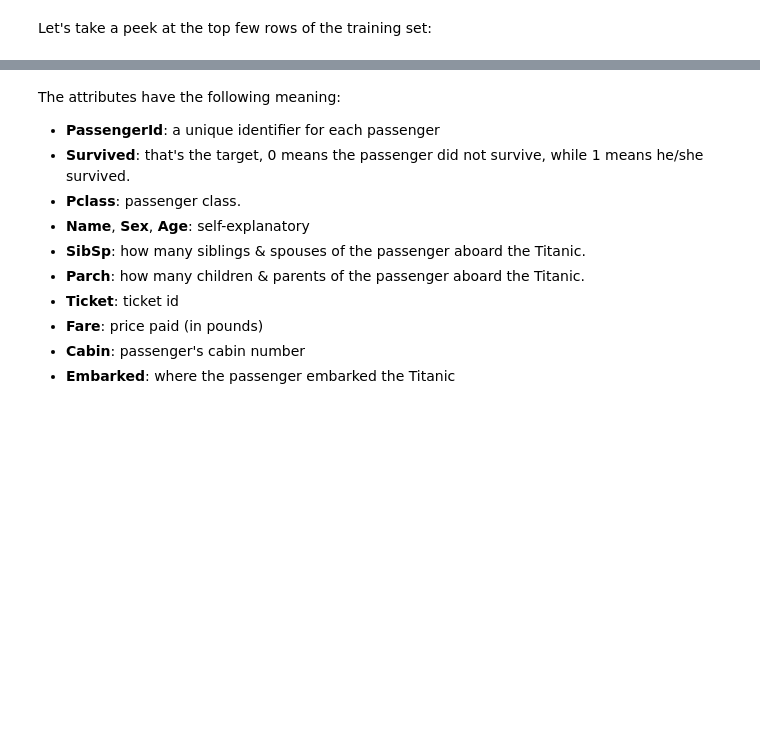
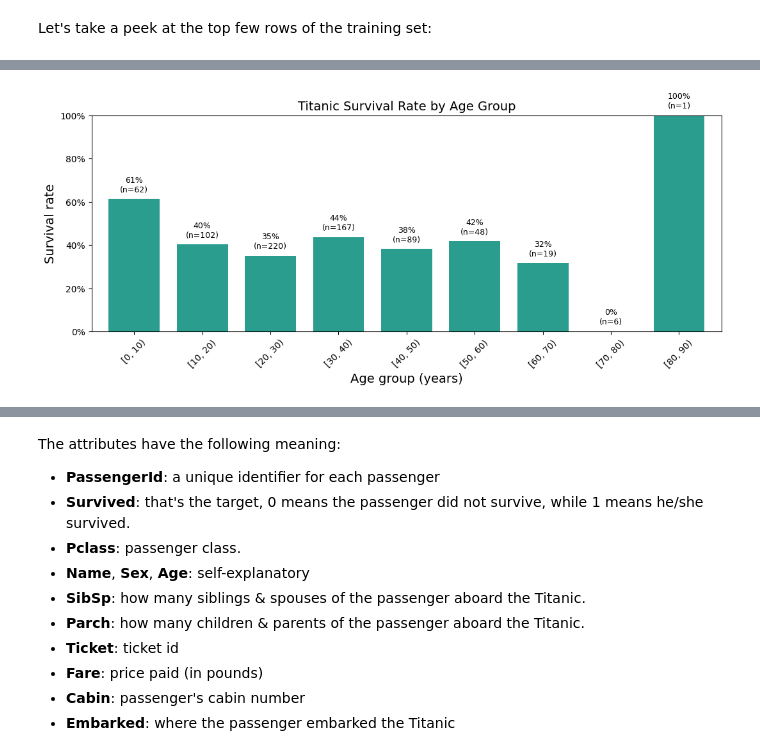
Before and after one commit to ageron/handson-mlp, a Jupyter notebook: 03_classification.ipynb, the cells around one changed output, grey strips where cells are left out. Drawn from its saved outputs; the diff is of its cells as text; code cells hidden in the pictures; blank space fills up the shorter version.

```diff
--- a/03_classification.ipynb
+++ b/03_classification.ipynb
@@ -859,3 +943,50 @@ train_data.head()
 | 2 | 3 | 1 | 3 | Heikkinen, Miss. Laina | female | 26.0 | 0 | 0 | STON/O2. 3101282 | 7.9250 | ... |
 | 3 | 4 | 1 | 1 | Futrelle, Mrs. Jacques Heath (Lil... | female | 35.0 | 1 | 0 | 113803 | 53.1000 | ... |
 | 4 | 5 | 0 | 3 | Allen, Mr. William Henry | male | 35.0 | 0 | 0 | 373450 | 8.0500 | ... |
+# %%
+from matplotlib.ticker import PercentFormatter
+
+age_bins = range(0, 91, 10)
+age_groups = pd.cut(
+    train_data["Age"],
+    bins=age_bins,
+    right=False,
+    include_lowest=True,
+)
+age_survival = (
+    train_data.assign(AgeGroup=age_groups)
+    .groupby("AgeGroup", observed=False)["Survived"]
+    .agg(survival_rate="mean", passenger_count="count")
+)
+
+ax = age_survival["survival_rate"].plot(
+    kind="bar",
+    figsize=(11, 5),
+    color="#2A9D8F",
+    width=0.75,
+)
+ax.set_title("Titanic Survival Rate by Age Group")
+ax.set_xlabel("Age group (years)")
+ax.set_ylabel("Survival rate")
+ax.set_ylim(0, 1)
+ax.yaxis.set_major_formatter(PercentFormatter(1))
+ax.tick_params(axis="x", rotation=45)
+
+for bar, rate, count in zip(
+    ax.patches,
+    age_survival["survival_rate"],
+    age_survival["passenger_count"],
+):
+    ax.text(
+        bar.get_x() + bar.get_width() / 2,
+        rate + 0.025,
+        f"{rate:.0%}\n(n={count})",
+        ha="center",
+        va="bottom",
+        fontsize=9,
+    )
+
+plt.tight_layout()
+plt.show()
+# %% [output]
+[figure, added]
```
Also changed, not shown: parts of 29 cells of this notebook.
